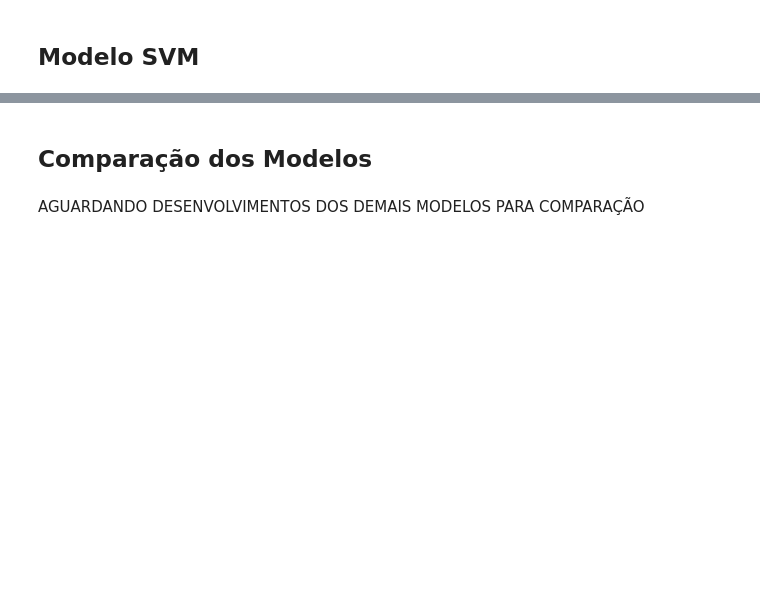
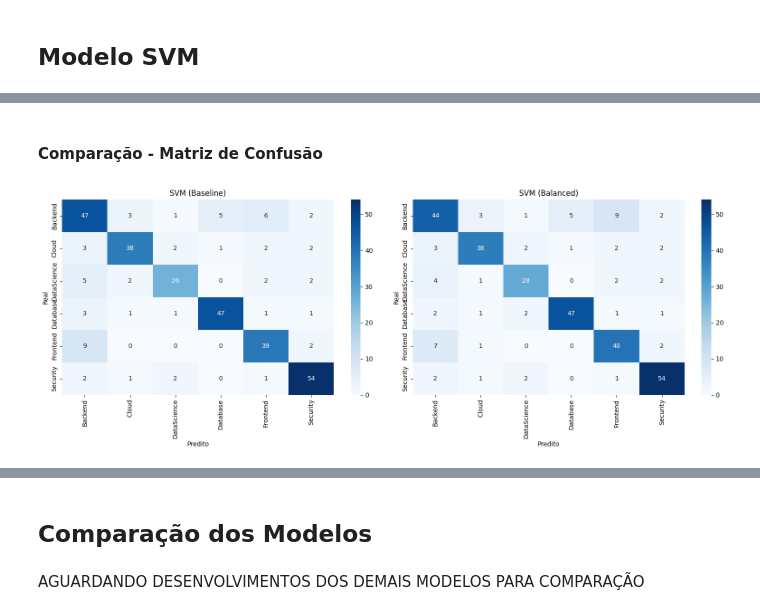
Before and after one commit to No-Country-simulation/g9-br-techmind-team10, a Jupyter notebook: datascience/notebooks/05_techmind.ipynb, the cells around one changed output, grey strips where cells are left out. Drawn from its saved outputs; the diff is of its cells as text; code cells hidden in the pictures; blank space fills up the shorter version.

```diff
--- a/datascience/notebooks/05_techmind.ipynb
+++ b/datascience/notebooks/05_techmind.ipynb
@@ -589,0 +691,8 @@ A matriz do modelo Balanced comprova que a readequação das probabilidades a pr
+# %%
+# Cria modelo de classificação SVM (balanced)
+modelo_svm_balanced = SVC(
+    kernel='linear',
+    class_weight='balanced',
+    probability=True,
+    random_state=42
+)
@@ -589,0 +714,6 @@ A matriz do modelo Balanced comprova que a readequação das probabilidades a pr
+# %%
+# Treino do modelo SVM (balanced)
+modelo_svm_balanced.fit(
+    X_train_tfidf,
+    y_train
+)
@@ -589,0 +724,3 @@ A matriz do modelo Balanced comprova que a readequação das probabilidades a pr
+# %%
+# Predição Modelo SVM (balanced)
+y_pred_svm_balanced = modelo_svm_balanced.predict(X_test_tfidf)
@@ -589,0 +759,27 @@ A matriz do modelo Balanced comprova que a readequação das probabilidades a pr
+# %% [markdown]
+#### Comparação - Matriz de Confusão
+# %%
+# Comparando as matrizes de confusão SVM (baseline) vs. (balanced)
+cm = confusion_matrix(y_test, y_pred_svm, labels=modelo_svm.classes_)
+cm_balanced = confusion_matrix(y_test, y_pred_svm_balanced, labels=modelo_svm_balanced.classes_)
+
+fig, axes = plt.subplots(1, 2, figsize=(16, 6))
+
+sns.heatmap(cm, annot=True, fmt='d', cmap='Blues',
+            xticklabels=modelo_svm.classes_, yticklabels=modelo_svm.classes_,
+            ax=axes[0])
+axes[0].set_xlabel('Predito')
+axes[0].set_ylabel('Real')
+axes[0].set_title('SVM (Baseline)')
+
+sns.heatmap(cm_balanced, annot=True, fmt='d', cmap='Blues',
+            xticklabels=modelo_svm_balanced.classes_, yticklabels=modelo_svm_balanced.classes_,
+            ax=axes[1])
+axes[1].set_xlabel('Predito')
+axes[1].set_ylabel('Real')
+axes[1].set_title('SVM (Balanced)')
+
+plt.tight_layout()
+plt.show()
+# %% [output]
+[figure, added]
```
Also changed, not shown: parts of 36 cells of this notebook.
